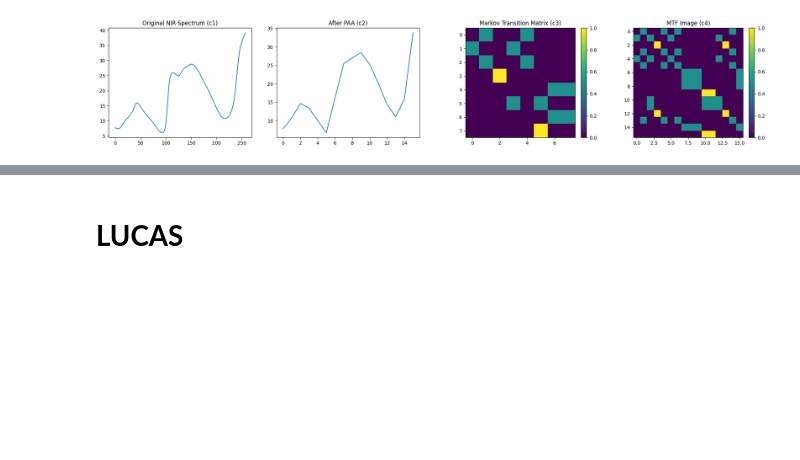
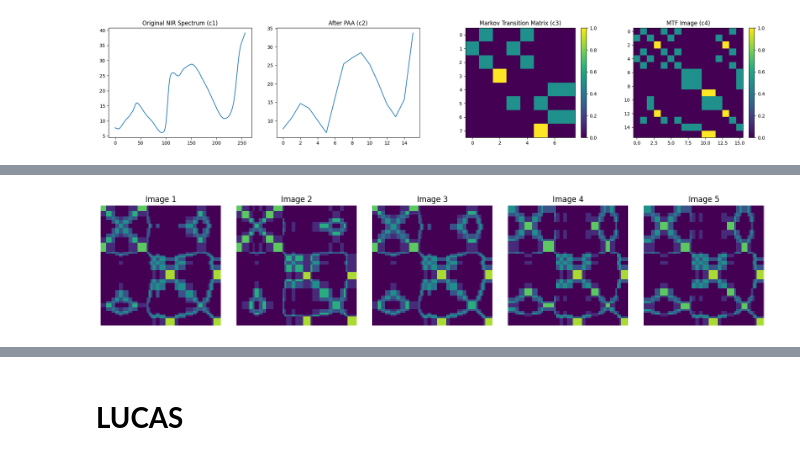
Before and after one commit to Raoina/Spectra-2-Image, a Jupyter notebook: notebooks/Image_Transformation/03_MTF_Transformation.ipynb, the cells around one changed output, grey strips where cells are left out. Drawn from its saved outputs; the diff is of its cells as text; code cells hidden in the pictures; blank space fills up the shorter version.

```diff
--- a/notebooks/Image_Transformation/03_MTF_Transformation.ipynb
+++ b/notebooks/Image_Transformation/03_MTF_Transformation.ipynb
@@ -103,0 +316,28 @@ plt.show()
+# %%
+import os
+import matplotlib.pyplot as plt
+from PIL import Image
+
+folder_path = "/content/MTF_images_65x65"
+image_files = [f for f in os.listdir(folder_path) if f.endswith('.png')]
+image_files.sort() # Sort to get consistent order
+
+num_images_to_plot = 5
+
+if not image_files:
+    print(f"No images found in {folder_path}")
+else:
+    fig, axs = plt.subplots(1, num_images_to_plot, figsize=(15, 3))
+    axs = axs.flatten() # Flatten in case num_images_to_plot is 1
+
+    for i in range(min(num_images_to_plot, len(image_files))):
+        img_path = os.path.join(folder_path, image_files[i])
+        img = Image.open(img_path)
+        axs[i].imshow(img, cmap='viridis')
+        axs[i].set_title(f"Image {i+1}")
+        axs[i].axis('off')
+
+    plt.tight_layout()
+    plt.show()
+# %% [output]
+[figure, added]
```
Also changed, not shown: parts of 5 cells of this notebook.
